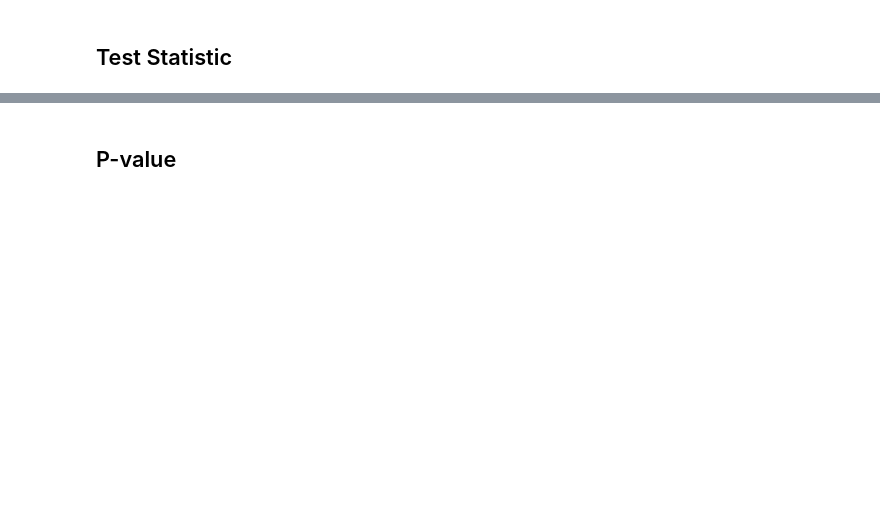
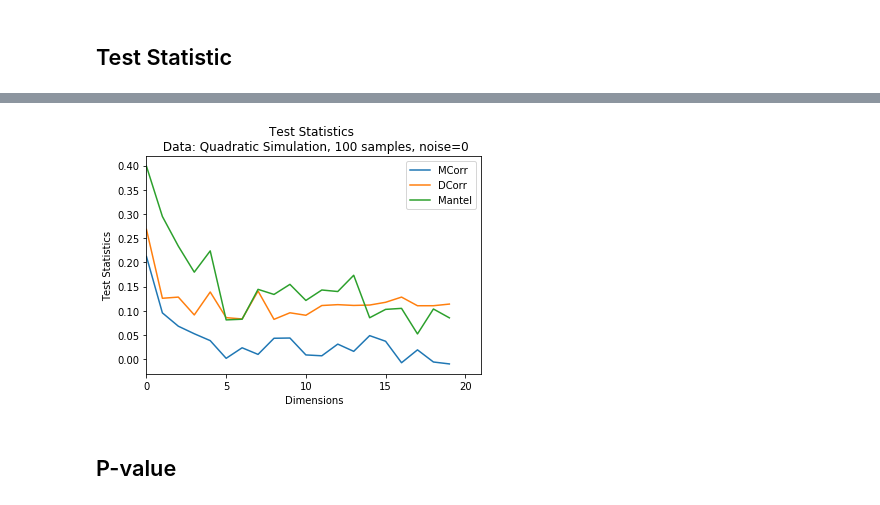
Before and after one commit to neurodata/mgcpy-old, a Jupyter notebook: mgcpy/benchmarks/demo.ipynb, the cells around one changed output, grey strips where cells are left out. Saved outputs shown, nothing was run; the diff lists cells and outputs as text; code cells hidden in the pictures; blank space fills up the shorter version.

```diff
--- a/mgcpy/benchmarks/demo.ipynb
+++ b/mgcpy/benchmarks/demo.ipynb
@@ -16,2 +53,6 @@ def compute_distance_matrix(data_matrix_X, data_matrix_Y):
+# %%
+plot_test_stats(quad_sim, 20, 'Quadratic')
+# %% [output]
+[figure, added]
 # %% [markdown]
 ## P-value
```
Also changed, not shown: parts of 17 cells of this notebook, 1 other file.
